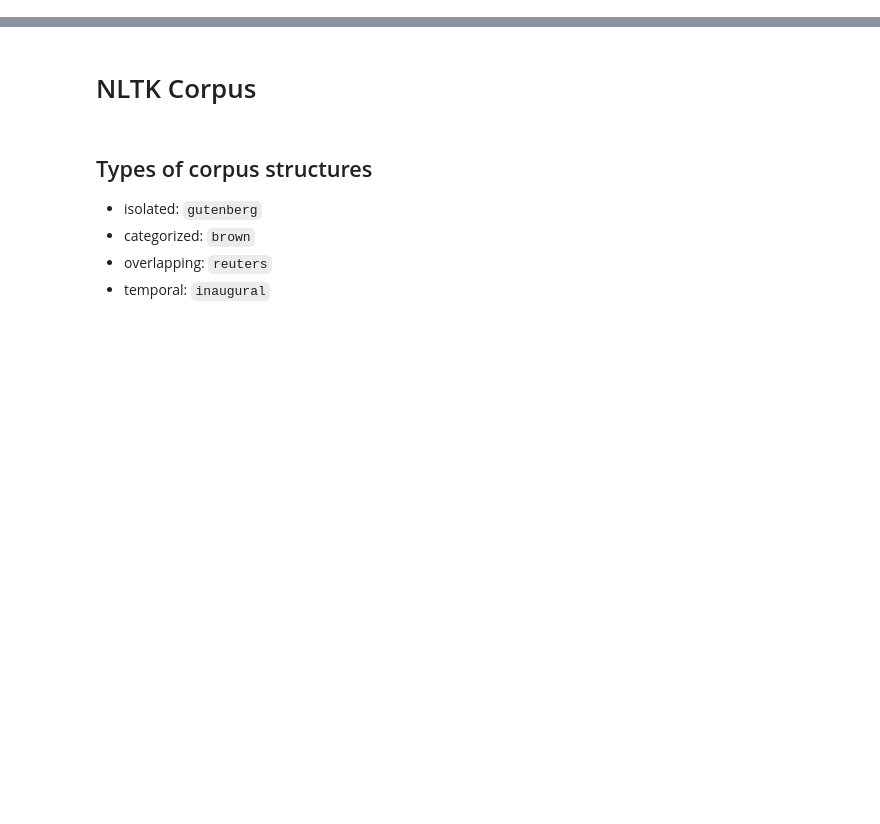
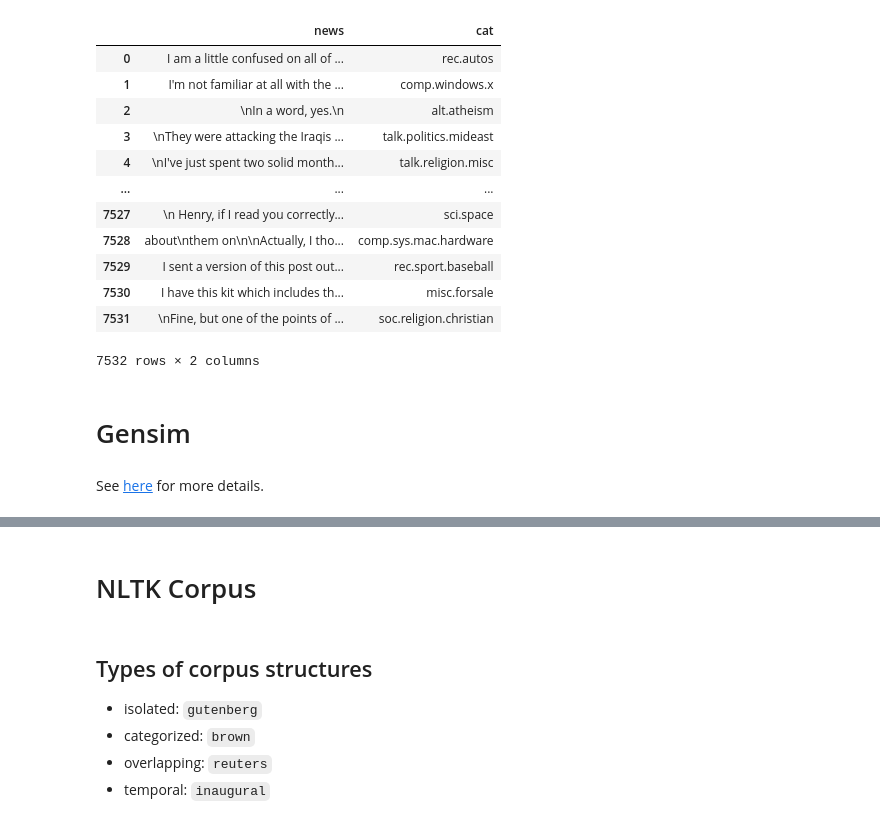
Before and after one commit to howard-haowen/NLP-demos, a Jupyter notebook: nlp_datasets.ipynb, the cells around one changed output, grey strips where cells are left out. Drawn from its saved outputs; the diff is of its cells as text; code cells hidden in the pictures; blank space fills up the shorter version.

Commit message:
Add sklearn and gensim

```diff
--- a/nlp_datasets.ipynb
+++ b/nlp_datasets.ipynb
@@ -2,0 +86,19 @@
+# %%
+df_test = newsgroups2df(subset='test')
+df_test
+# %% [output]
+|  | news | cat |
+| 0 | I am a little confused on all of ... | rec.autos |
+| 1 | I'm not familiar at all with the ... | comp.windows.x |
+| 2 | \nIn a word, yes.\n | alt.atheism |
+| 3 | \nThey were attacking the Iraqis ... | talk.politics.mideast |
+| 4 | \nI've just spent two solid month... | talk.religion.misc |
+| ... | ... | ... |
+| 7527 | \n Henry, if I read you correctly... | sci.space |
+| 7528 | about\nthem on\n\nActually, I tho... | comp.sys.mac.hardware |
+| 7529 | I sent a version of this post out... | rec.sport.baseball |
+| 7530 | I have this kit which includes th... | misc.forsale |
+| 7531 | \nFine, but one of the points of ... | soc.religion.christian |
+7532 rows × 2 columns
+# %% [markdown]
+# Gensim
@@ -2,0 +107,2 @@
+# %% [markdown]
+See [here](https://github.com/RaRe-Technologies/gensim-data) for more details.
```
Also changed, not shown: parts of 28 cells of this notebook.
